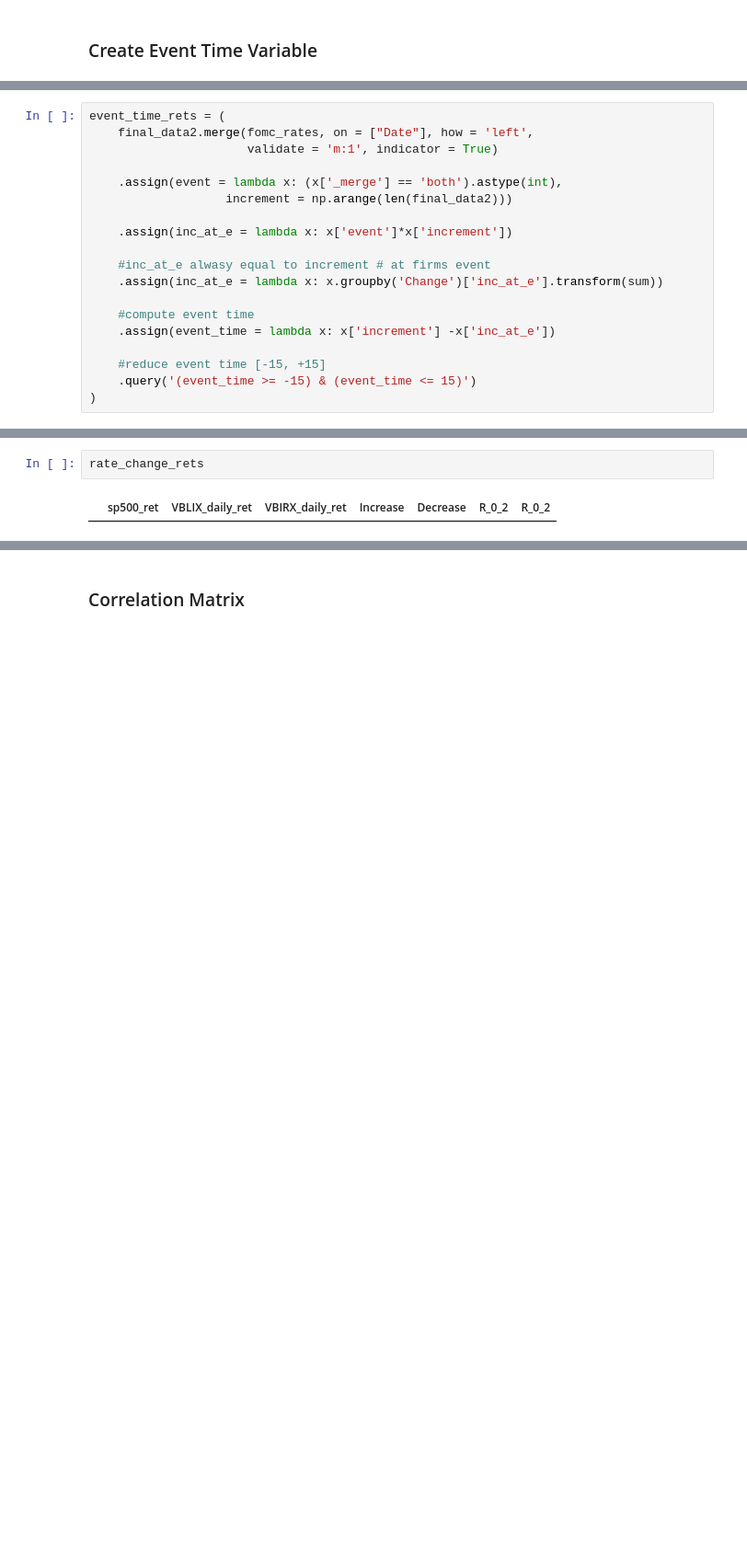
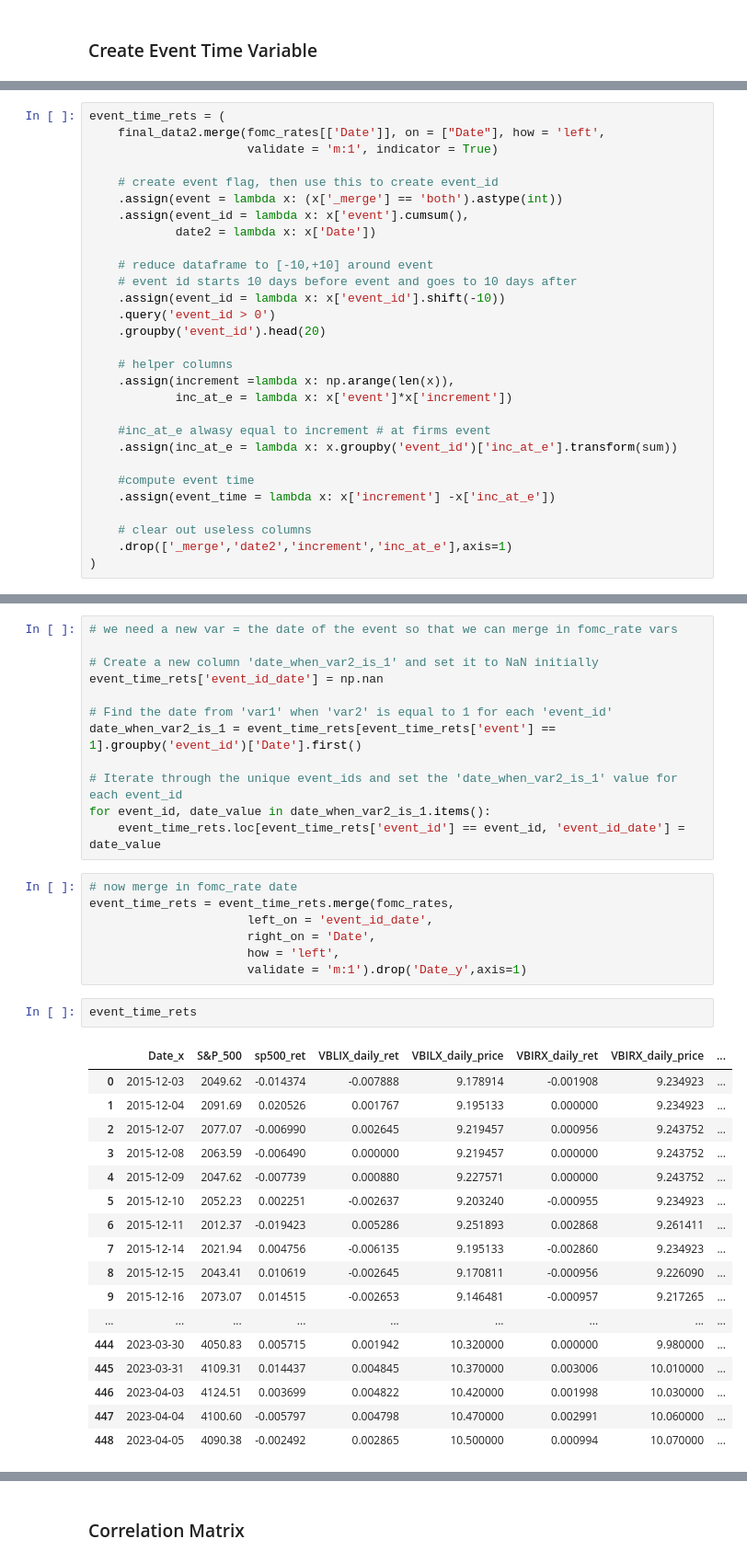
Before and after one commit to mab923/finalteamproject, a Jupyter notebook: Untitled.ipynb, the cells around one changed output, grey strips where cells are left out. Shown: that part at 92% size. Drawn from its saved outputs; the diff is of its cells as text; blank space fills up the shorter version.

```diff
--- a/Untitled.ipynb
+++ b/Untitled.ipynb
@@ -139,19 +161,29 @@ master_df = final_data2.merge(fomc_rates, on = ["Date"], how = 'left',
 # %%
 event_time_rets = (
-    final_data2.merge(fomc_rates, on = ["Date"], how = 'left',
+    final_data2.merge(fomc_rates[['Date']], on = ["Date"], how = 'left',
                       validate = 'm:1', indicator = True)
 
-    .assign(event = lambda x: (x['_merge'] == 'both').astype(int),
-                   increment = np.arange(len(final_data2)))
+    # create event flag, then use this to create event_id
+    .assign(event = lambda x: (x['_merge'] == 'both').astype(int))
+    .assign(event_id = lambda x: x['event'].cumsum(),
+            date2 = lambda x: x['Date'])
 
-    .assign(inc_at_e = lambda x: x['event']*x['increment'])
+    # reduce dataframe to [-10,+10] around event
+    # event id starts 10 days before event and goes to 10 days after
+    .assign(event_id = lambda x: x['event_id'].shift(-10))
+    .query('event_id > 0')
+    .groupby('event_id').head(20)
+
+    # helper columns
+    .assign(increment =lambda x: np.arange(len(x)),
+            inc_at_e = lambda x: x['event']*x['increment'])
 
     #inc_at_e alwasy equal to increment # at firms event
-    .assign(inc_at_e = lambda x: x.groupby('Change')['inc_at_e'].transform(sum))
+    .assign(inc_at_e = lambda x: x.groupby('event_id')['inc_at_e'].transform(sum))
 
     #compute event time
     .assign(event_time = lambda x: x['increment'] -x['inc_at_e'])
 
-    #reduce event time [-15, +15]
-    .query('(event_time >= -15) & (event_time <= 15)')
+    # clear out useless columns
+    .drop(['_merge','date2','increment','inc_at_e'],axis=1)
 )
@@ -175,4 +190,39 @@ rate_change_rets = (eventtime_rets
+# %%
+# we need a new var = the date of the event so that we can merge in fomc_rate vars
+
+# Create a new column 'date_when_var2_is_1' and set it to NaN initially
+event_time_rets['event_id_date'] = np.nan
+
+# Find the date from 'var1' when 'var2' is equal to 1 for each 'event_id'
+date_when_var2_is_1 = event_time_rets[event_time_rets['event'] == 1].groupby('event_id')['Date'].first()
+
+# Iterate through the unique event_ids and set the 'date_when_var2_is_1' value for each event_id
+for event_id, date_value in date_when_var2_is_1.items():
+    event_time_rets.loc[event_time_rets['event_id'] == event_id, 'event_id_date'] = date_value
+# %%
+# now merge in fomc_rate date
+event_time_rets = event_time_rets.merge(fomc_rates,
+                      left_on = 'event_id_date',
+                      right_on = 'Date',
+                      how = 'left',
+                      validate = 'm:1').drop('Date_y',axis=1)
 # %%
-rate_change_rets
+event_time_rets
 # %% [output]
-|  | sp500_ret | VBLIX_daily_ret | VBIRX_daily_ret | Increase | Decrease | R_0_2 | R_0_2 |
+|  | Date_x | S&P_500 | sp500_ret | VBLIX_daily_ret | VBILX_daily_price | VBIRX_daily_ret | VBIRX_daily_price | ... |
+| 0 | 2015-12-03 | 2049.62 | -0.014374 | -0.007888 | 9.178914 | -0.001908 | 9.234923 | ... |
+| 1 | 2015-12-04 | 2091.69 | 0.020526 | 0.001767 | 9.195133 | 0.000000 | 9.234923 | ... |
+| 2 | 2015-12-07 | 2077.07 | -0.006990 | 0.002645 | 9.219457 | 0.000956 | 9.243752 | ... |
+| 3 | 2015-12-08 | 2063.59 | -0.006490 | 0.000000 | 9.219457 | 0.000000 | 9.243752 | ... |
+| 4 | 2015-12-09 | 2047.62 | -0.007739 | 0.000880 | 9.227571 | 0.000000 | 9.243752 | ... |
+| 5 | 2015-12-10 | 2052.23 | 0.002251 | -0.002637 | 9.203240 | -0.000955 | 9.234923 | ... |
+| 6 | 2015-12-11 | 2012.37 | -0.019423 | 0.005286 | 9.251893 | 0.002868 | 9.261411 | ... |
+| 7 | 2015-12-14 | 2021.94 | 0.004756 | -0.006135 | 9.195133 | -0.002860 | 9.234923 | ... |
+| 8 | 2015-12-15 | 2043.41 | 0.010619 | -0.002645 | 9.170811 | -0.000956 | 9.226090 | ... |
+| 9 | 2015-12-16 | 2073.07 | 0.014515 | -0.002653 | 9.146481 | -0.000957 | 9.217265 | ... |
+| ... | ... | ... | ... | ... | ... | ... | ... | ... |
+| 444 | 2023-03-30 | 4050.83 | 0.005715 | 0.001942 | 10.320000 | 0.000000 | 9.980000 | ... |
+| 445 | 2023-03-31 | 4109.31 | 0.014437 | 0.004845 | 10.370000 | 0.003006 | 10.010000 | ... |
+| 446 | 2023-04-03 | 4124.51 | 0.003699 | 0.004822 | 10.420000 | 0.001998 | 10.030000 | ... |
+| 447 | 2023-04-04 | 4100.60 | -0.005797 | 0.004798 | 10.470000 | 0.002991 | 10.060000 | ... |
+| 448 | 2023-04-05 | 4090.38 | -0.002492 | 0.002865 | 10.500000 | 0.000994 | 10.070000 | ... |
```
Also changed, not shown: parts of 6 cells of this notebook.
